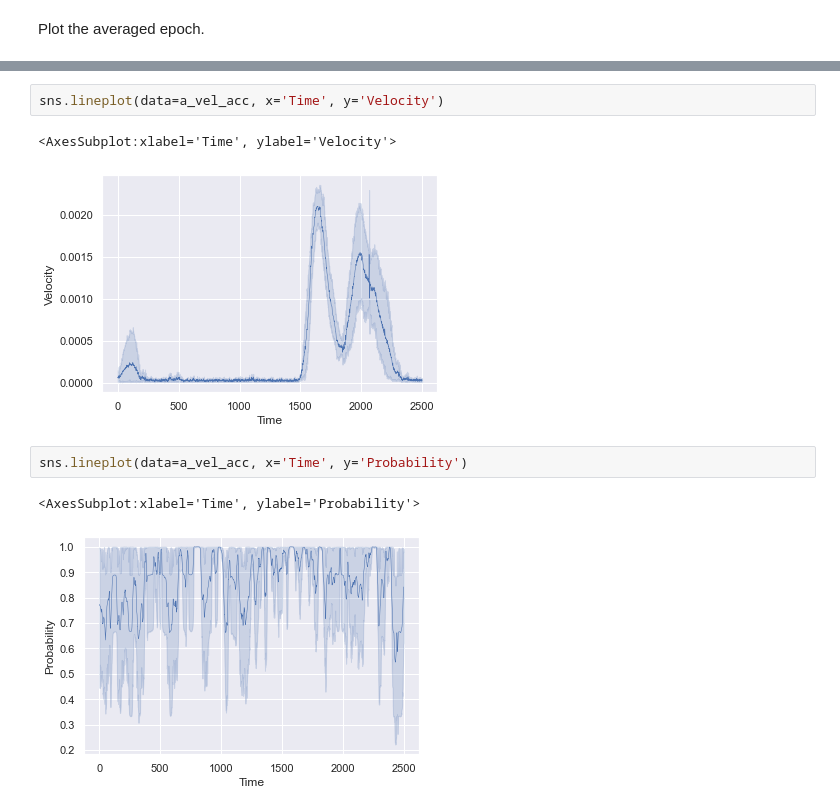
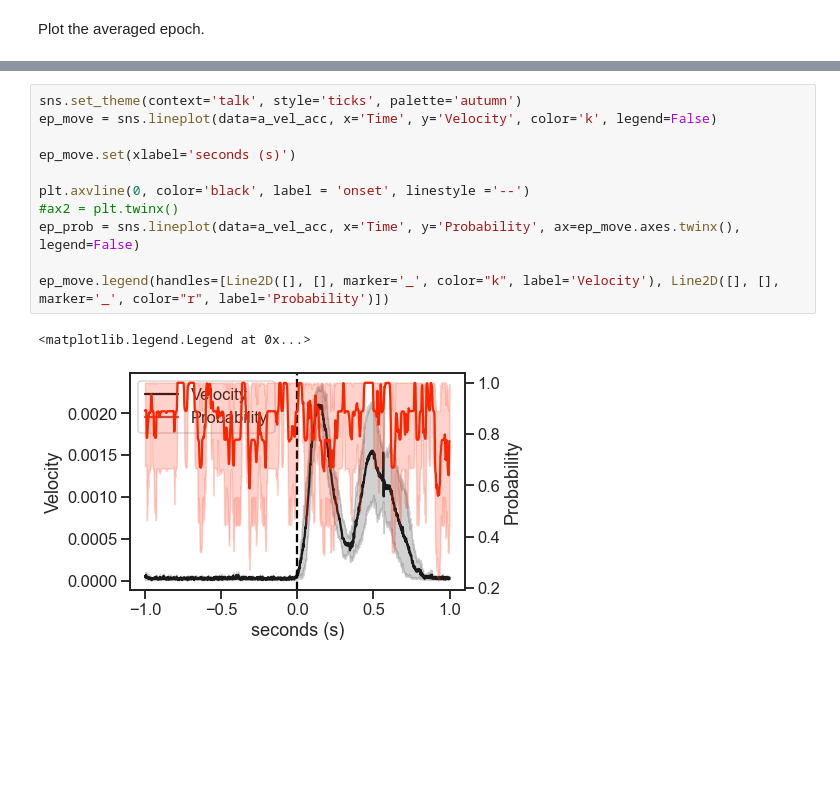
Before and after one commit to lukasgehrke/2021-fastReach, a Jupyter notebook: analyses/Willy_tests/Willy_tests.ipynb, the cells around one changed output, grey strips where cells are left out. Saved outputs shown, nothing was run; the diff lists cells and outputs as text; blank space fills up the shorter version.

```diff
--- a/analyses/Willy_tests/Willy_tests.ipynb
+++ b/analyses/Willy_tests/Willy_tests.ipynb
@@ -481,10 +473,14 @@ a_vel_acc
-# %%
-sns.lineplot(data=a_vel_acc, x='Time', y='Velocity')
-# %% [output]
-<AxesSubplot:xlabel='Time', ylabel='Velocity'>
-[figure, removed]
-# %%
-sns.lineplot(data=a_vel_acc, x='Time', y='Probability')
-# %% [output]
-<AxesSubplot:xlabel='Time', ylabel='Probability'>
-[figure, removed]
+# %%
+sns.set_theme(context='talk', style='ticks', palette='autumn')
+ep_move = sns.lineplot(data=a_vel_acc, x='Time', y='Velocity', color='k', legend=False)
+
+ep_move.set(xlabel='seconds (s)')
+
+plt.axvline(0, color='black', label = 'onset', linestyle ='--')
+#ax2 = plt.twinx()
+ep_prob = sns.lineplot(data=a_vel_acc, x='Time', y='Probability', ax=ep_move.axes.twinx(), legend=False)
+
+ep_move.legend(handles=[Line2D([], [], marker='_', color="k", label='Velocity'), Line2D([], [], marker='_', color="r", label='Probability')])
+# %% [output]
+<matplotlib.legend.Legend at 0x...>
+[figure, added]
```
Also changed, not shown: parts of 14 cells of this notebook.
